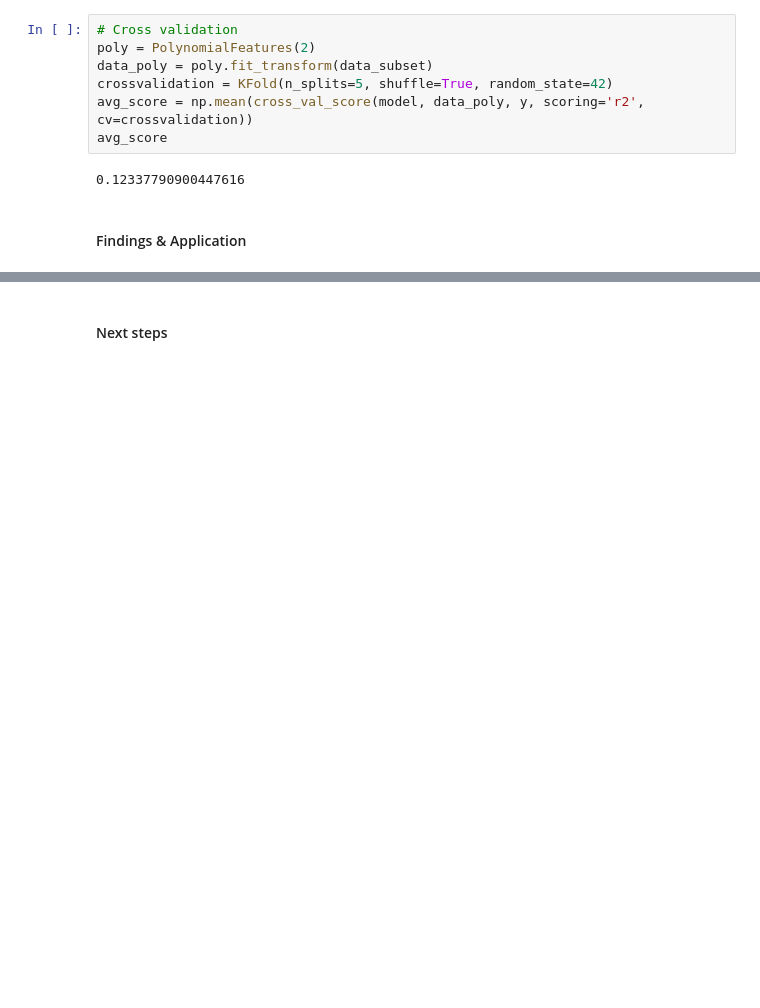
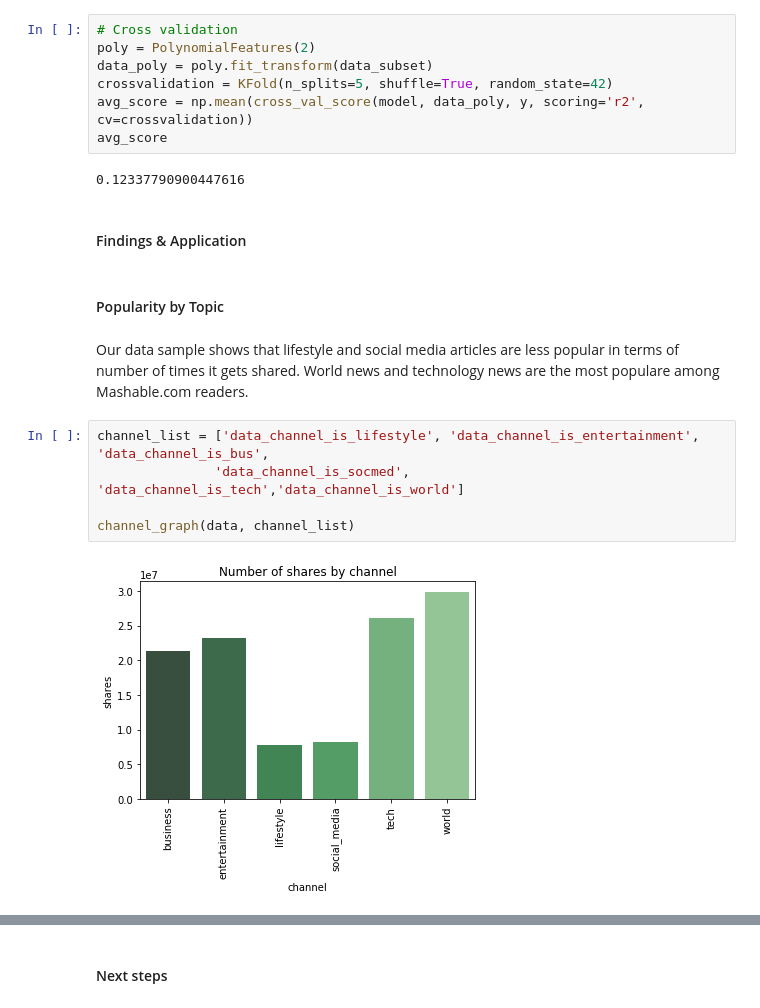
Before and after one commit to aroayeo/Predicting-Online-News-Popularity, a Jupyter notebook: Mod 4 project notebook.ipynb, the cells around one changed output, grey strips where cells are left out. Cells and saved outputs as stored; diff of their text form; blank space fills up the shorter version.

```diff
--- a/Mod 4 project notebook.ipynb
+++ b/Mod 4 project notebook.ipynb
@@ -321,3 +321,14 @@ avg_score
 0.12337790900447616
 # %% [markdown]
 #### Findings & Application
+# %% [markdown]
+#### Popularity by Topic
+# %% [markdown]
+Our data sample shows that lifestyle and social media articles are less popular in terms of number of times it gets shared. World news and technology news are the most populare among Mashable.com readers.
+# %%
+channel_list = ['data_channel_is_lifestyle', 'data_channel_is_entertainment', 'data_channel_is_bus',
+               'data_channel_is_socmed', 'data_channel_is_tech','data_channel_is_world']
+
+channel_graph(data, channel_list)
+# %% [output]
+[figure, added]
```
Also changed, not shown: parts of 5 cells of this notebook.
